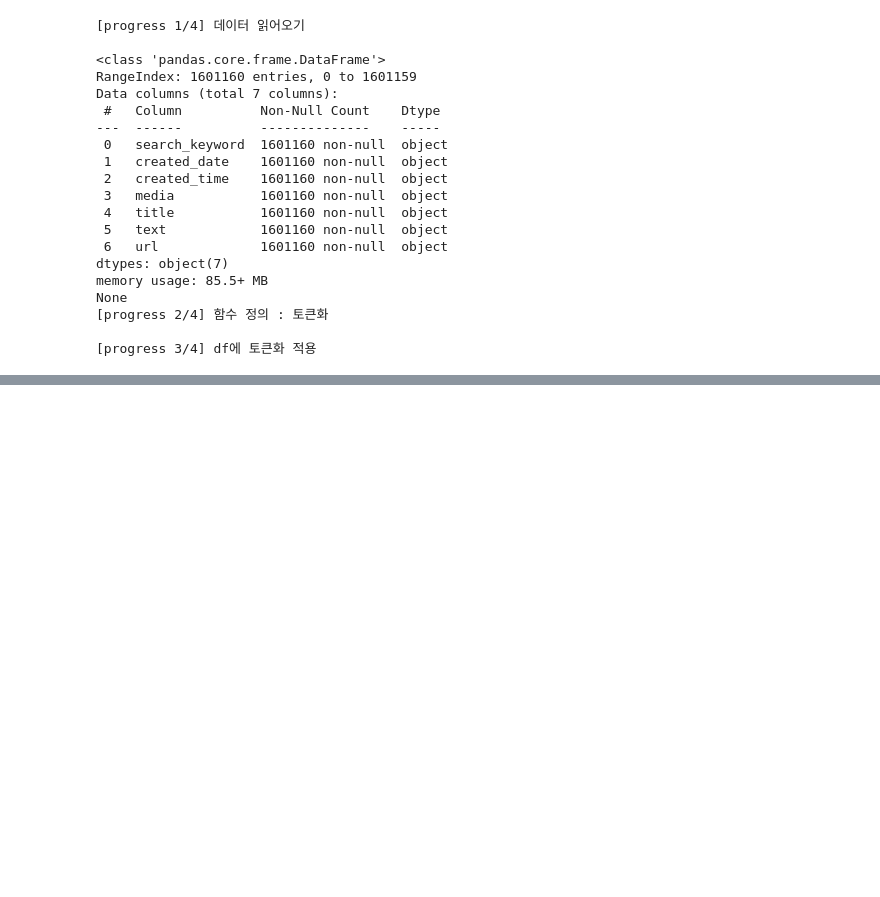
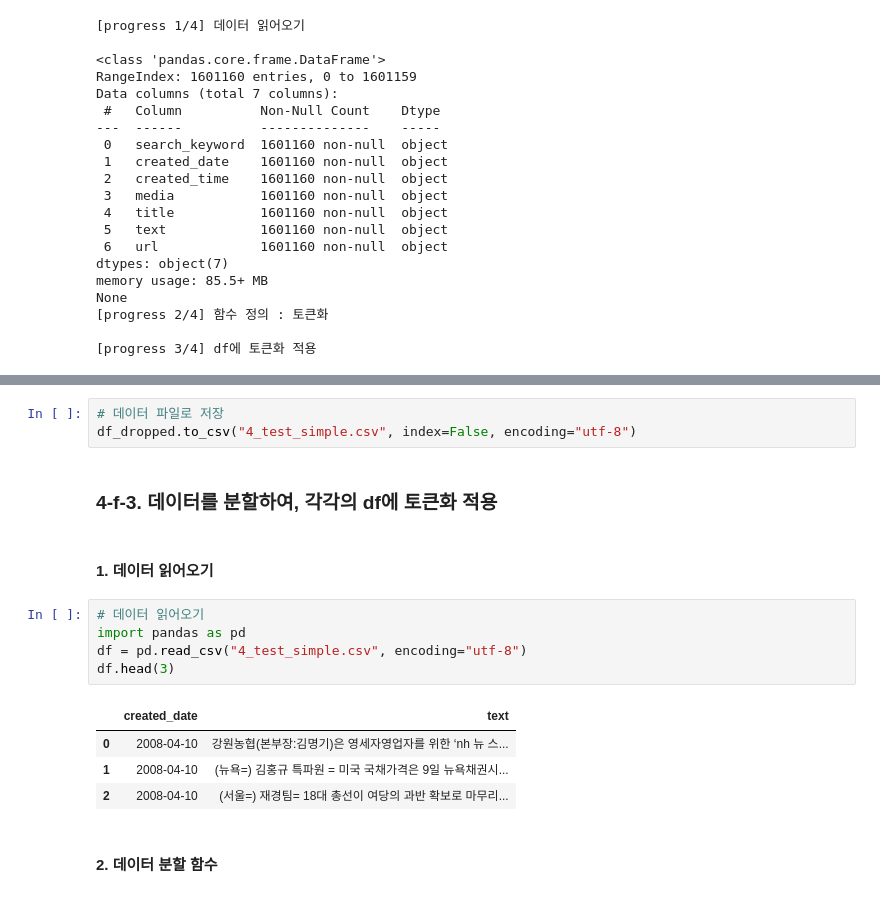
Before and after one commit to Kain7f1/Deciphering-MPB-Minutes, a Jupyter notebook: 2_Preprocessing_Texts/1_News_Articles/4_tokenize.ipynb, the cells around one changed output, grey strips where cells are left out. Saved outputs shown, nothing was run; the diff lists cells and outputs as text; blank space fills up the shorter version.

```diff
--- a/2_Preprocessing_Texts/1_News_Articles/4_tokenize.ipynb
+++ b/2_Preprocessing_Texts/1_News_Articles/4_tokenize.ipynb
@@ -359,0 +395,19 @@ None
+# %%
+# 데이터 파일로 저장
+df_dropped.to_csv("4_test_simple.csv", index=False, encoding="utf-8")
+# %% [markdown]
+### 4-f-3. 데이터를 분할하여, 각각의 df에 토큰화 적용
+# %% [markdown]
+#### 1. 데이터 읽어오기
+# %%
+# 데이터 읽어오기
+import pandas as pd
+df = pd.read_csv("4_test_simple.csv", encoding="utf-8")
+df.head(3)
+# %% [output]
+|  | created_date | text |
+| 0 | 2008-04-10 | 강원농협(본부장:김명기)은 영세자영업자를 위한 ‘nh 뉴 스... |
+| 1 | 2008-04-10 | (뉴욕=) 김홍규 특파원 = 미국 국채가격은 9일 뉴욕채권시... |
+| 2 | 2008-04-10 | (서울=) 재경팀= 18대 총선이 여당의 과반 확보로 마무리... |
+# %% [markdown]
+#### 2. 데이터 분할 함수
```
Also changed, not shown: parts of 10 cells of this notebook.
